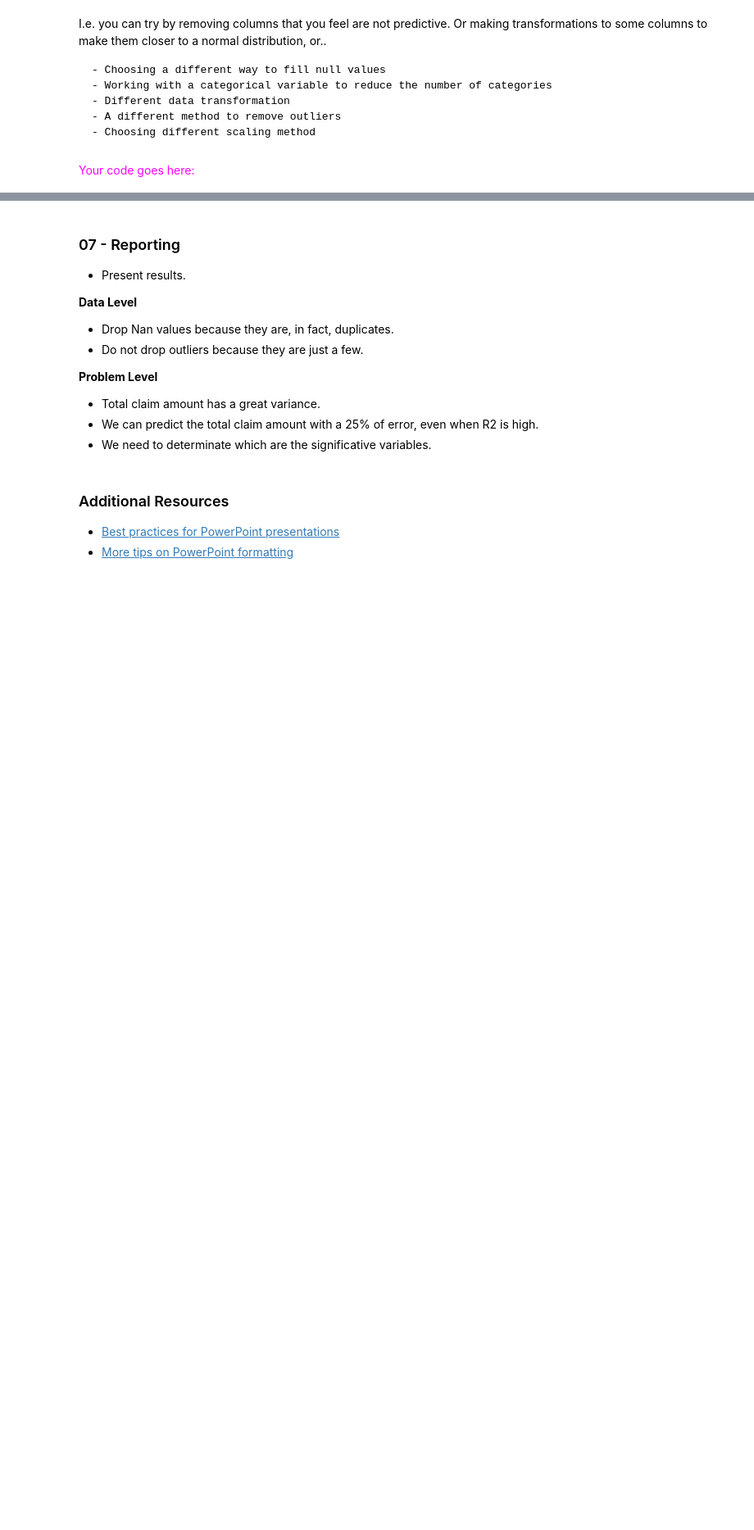
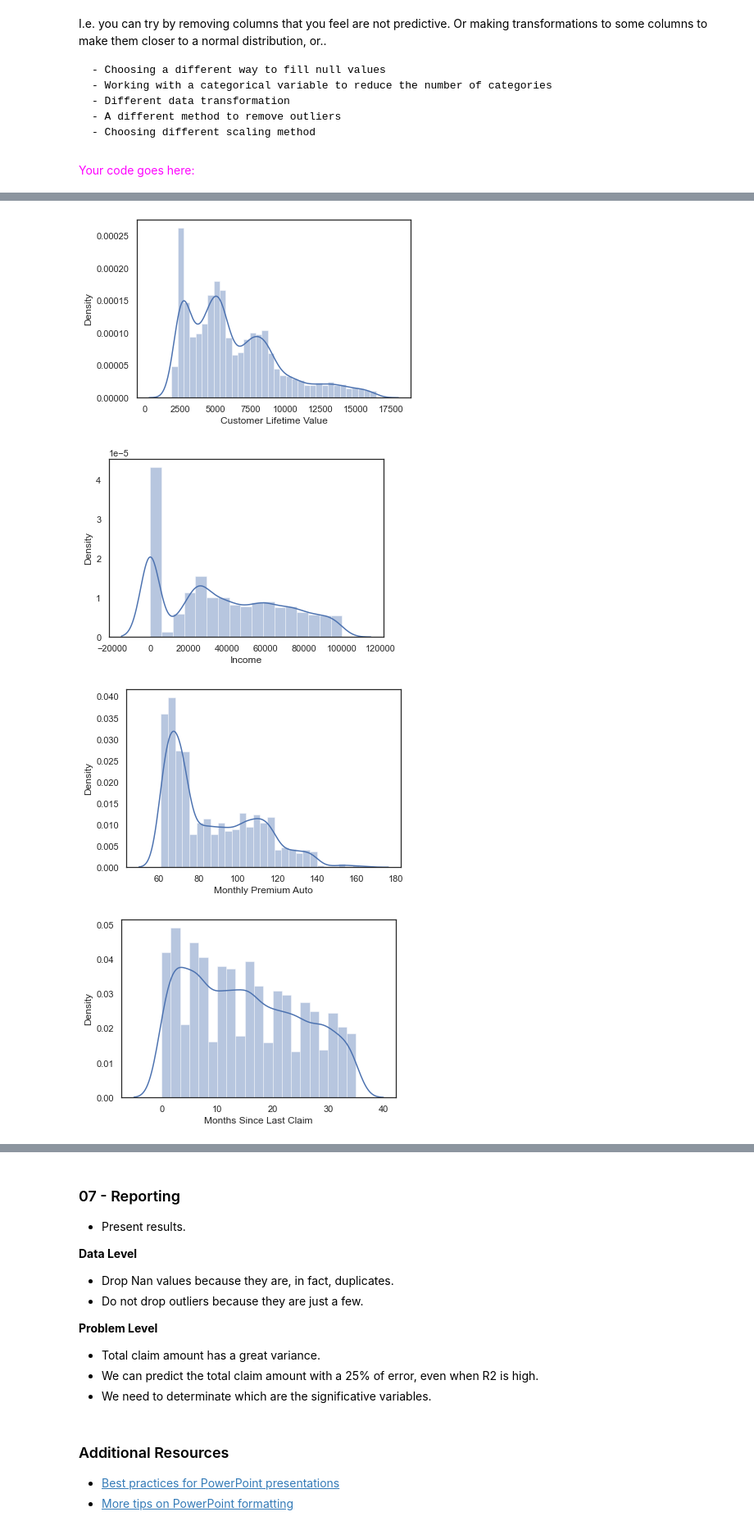
Before and after one commit to OscarRecasens/lessons, a Jupyter notebook: unit_1/1.09_improving_the_model/lesson.ipynb, the cells around one changed output, grey strips where cells are left out. Shown at 82% size. Cells and saved outputs as stored; diff of their text form; code cells hidden in the pictures; blank space fills up the shorter version.

```diff
--- a/unit_1/1.09_improving_the_model/lesson.ipynb
+++ b/unit_1/1.09_improving_the_model/lesson.ipynb
@@ -778,0 +896,3 @@ Your code goes here:
+# %%
+num_cols.pop(5)
+num_cols
@@ -778,0 +907,14 @@ Your code goes here:
+# %%
+for col in num_cols:
+
+    iqr = np.percentile(data[col],75) - np.percentile(data[col],25)
+    upper_limit = np.percentile(data[col],75) + 1.5*iqr
+    lower_limit = np.percentile(data[col],25) - 1.5*iqr
+    data = data[(data[col] > lower_limit) & (data[col] < upper_limit)]
+    sns.distplot(data[col])
+    plt.show()
+# %% [output]
+[figure, added]
+[figure, added]
+[figure, added]
+[figure, added]
```
Also changed, not shown: parts of 24 cells of this notebook.
